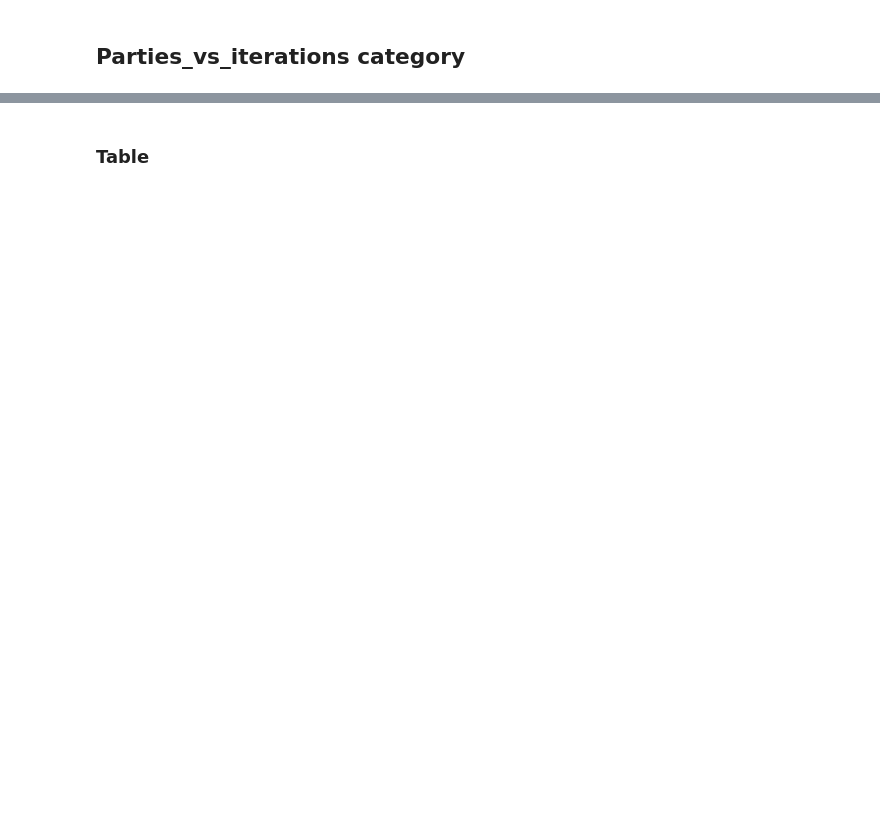
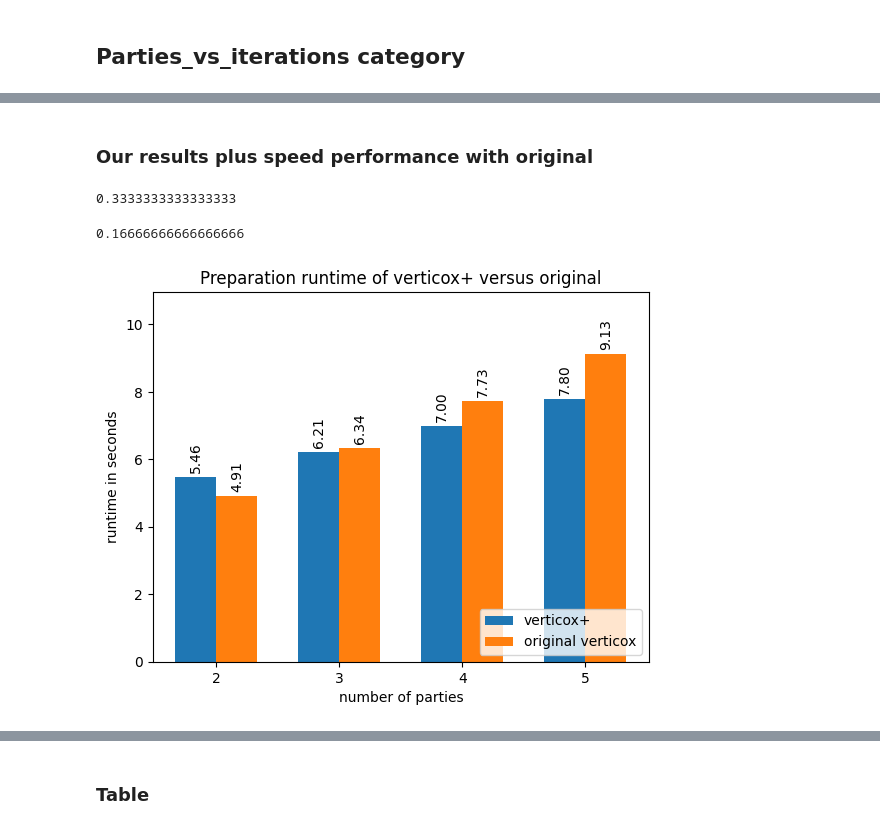
Before and after one commit to CARRIER-project/verticox, a Jupyter notebook: plot_benchmarks_with_c_index.ipynb, the cells around one changed output, grey strips where cells are left out. Saved outputs shown, nothing was run; the diff lists cells and outputs as text; code cells hidden in the pictures; blank space fills up the shorter version.

```diff
--- a/plot_benchmarks_with_c_index.ipynb
+++ b/plot_benchmarks_with_c_index.ipynb
@@ -111,0 +148,45 @@ parties_vs_iterations[["parties", "iterations", "preparation_runtime", "converge
+# %% [markdown]
+### Our results plus speed performance with original
+# %%
+our_mean_with_original = our_mean.join(original_mean[["preparation_runtime", "convergence_runtime"]], rsuffix="_original")
+# %%
+def two_bar_plot(x, y1, label1, y2, label2, title, xlabel, ylabel):
+    fig, ax = plt.subplots()
+
+    max_y = np.concatenate((y1, y2)).max()
+    y_lim = max_y + max_y/5
+
+    min_diff = None
+    # Check smallest difference between ticks
+    for idx in range(x.shape[0]-1):
+        diff = x[idx+1] - x[idx]
+
+        if min_diff is None or diff < min_diff:
+            min_diff = diff
+
+
+    bar_width = min_diff /3
+    half_bar_width = bar_width/2
+
+    display(bar_width)
+    display(half_bar_width)
+
+    bars1 = ax.bar(x-half_bar_width,y1, width=bar_width, label=label1)
+    bars2 = ax.bar(x+bar_width - half_bar_width , y2, width=bar_width, label=label2)
+    ax.bar_label(bars1, padding=3, fmt="{:.2f}", rotation=90)
+    ax.bar_label(bars2, padding=3, fmt="{:.2f}", rotation=90)
+    ax.set_title(title)
+    ax.set_xlabel(xlabel)
+    ax.set_ylabel(ylabel)
+    ax.set_xticks(x)
+    ax.set_ylim(0, y_lim)
+    ax.legend(loc="lower right")
+# %%
+selection = our_mean_with_original.xs(100, level=1)
+
+two_bar_plot(selection.index, selection.preparation_runtime, "verticox+", selection.preparation_runtime_original,\
+             "original verticox", "Preparation runtime of verticox+ versus original", "number of parties", "runtime in seconds")
+# %% [output]
+0.3333333333333333
+0.16666666666666666
+[figure, added]
```
Also changed, not shown: parts of 37 cells of this notebook, 1 other file.
